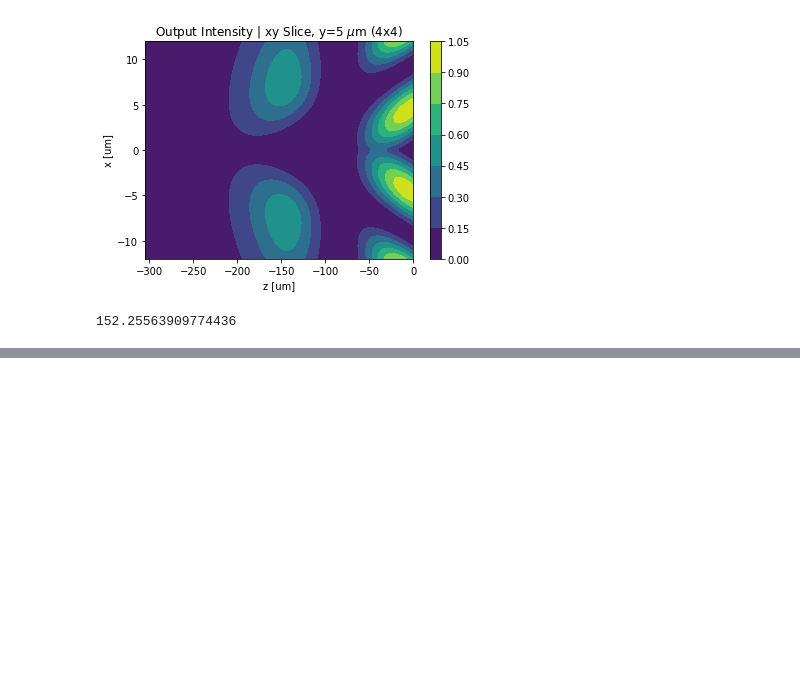
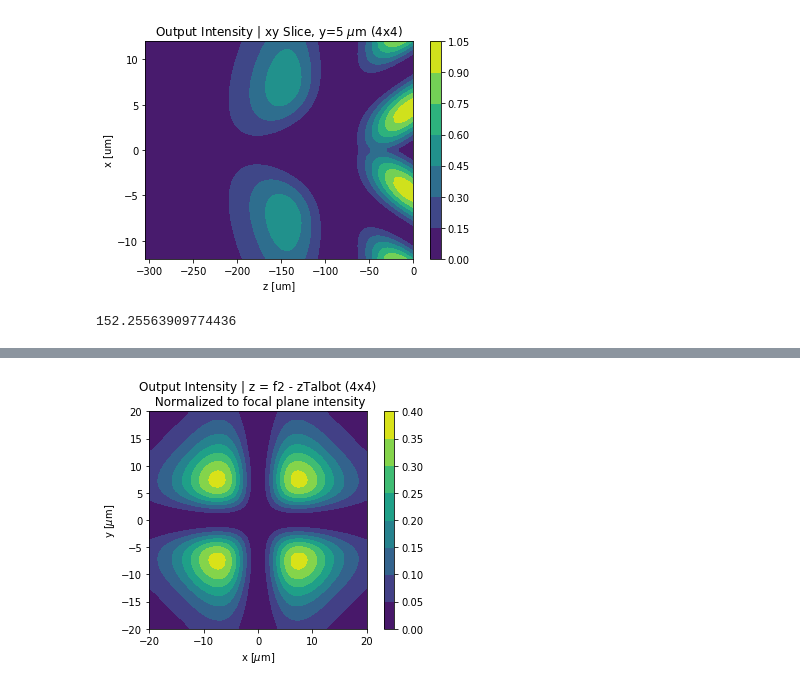
Before and after one commit to prhuft/fourier-optics, a Jupyter notebook: symmetric_gba.ipynb, the cells around one changed output, grey strips where cells are left out. Drawn from its saved outputs; the diff is of its cells as text; code cells hidden in the pictures; blank space fills up the shorter version.

Commit message:
talbot plane plots

```diff
--- a/symmetric_gba.ipynb
+++ b/symmetric_gba.ipynb
@@ -613,3 +619,27 @@ fig.colorbar(cbar)
 zTalbot*1e6
 # %% [output]
 152.25563909774436
+# %%
+# build the meshgrid
+w = a*0.2 # 2 x 2 grid, dx = dy = 3*a, M = .03, gridwidth out ~ ((xnum-1)*d + a)*.03 = .12*a
+pts = 80
+
+# only works for square grid; need to update. get xarr, yarr, midx, midy
+xarr2,midpt,xx2,yy2 = get_meshgrid(w, pts, polar=False)
+
+field2_zt = zeros((pts,pts), complex)
+# %%
+## compute the field in the xy plane at z2 = f2 - zTalbot
+
+q3 = copy(field2_zt[:midpt,:midpt])
+times = []
+avg = 0
+t0 = time()
+for i in range(midpt):
+    for j in range(midpt):
+        q3[i,j] = field2_int(xx2[0,j], yy2[i,0] ,f2 - zTalbot)
+    times.append(time()-t0)
+    avg = sum(times)/(i+1)
+    print(f"y step {i}, time elapsed = {times[i]} s, estimated time remaining: {avg*(midpt - i - 1)} s")
+field2_zt = from_quadrant3(q3, field=field2_zt)
+print(f"calculated field2 in {(time()-t0)/3600} hrs")
@@ -615,0 +664,11 @@ zTalbot*1e6
+# %%
+I2zt = conjugate(field2_zt)*field2_zt/(amax(conjugate(fieldxz2)*fieldxz2))
+# I2zt /= amax(I2zt)
+# %%
+fig,ax = figax(xlabel=r'x [$\mu$m]', ylabel=r'y [$\mu$m]')
+cbar = ax.contourf(xarr2/1e-6,xarr2/1e-6,I2zt)
+fig.colorbar(cbar)
+ax.set_title(f'Output Intensity | z = f2 - zTalbot ({xnum}x{ynum})'+'\n Normalized to focal plane intensity')
+# plt.savefig(f'f2-zTalbot_xy_intensity_{xnum}by{ynum}.png')
+# %% [output]
+[figure, added]
```
Also changed, not shown: parts of 4 cells of this notebook, 2 other files.
